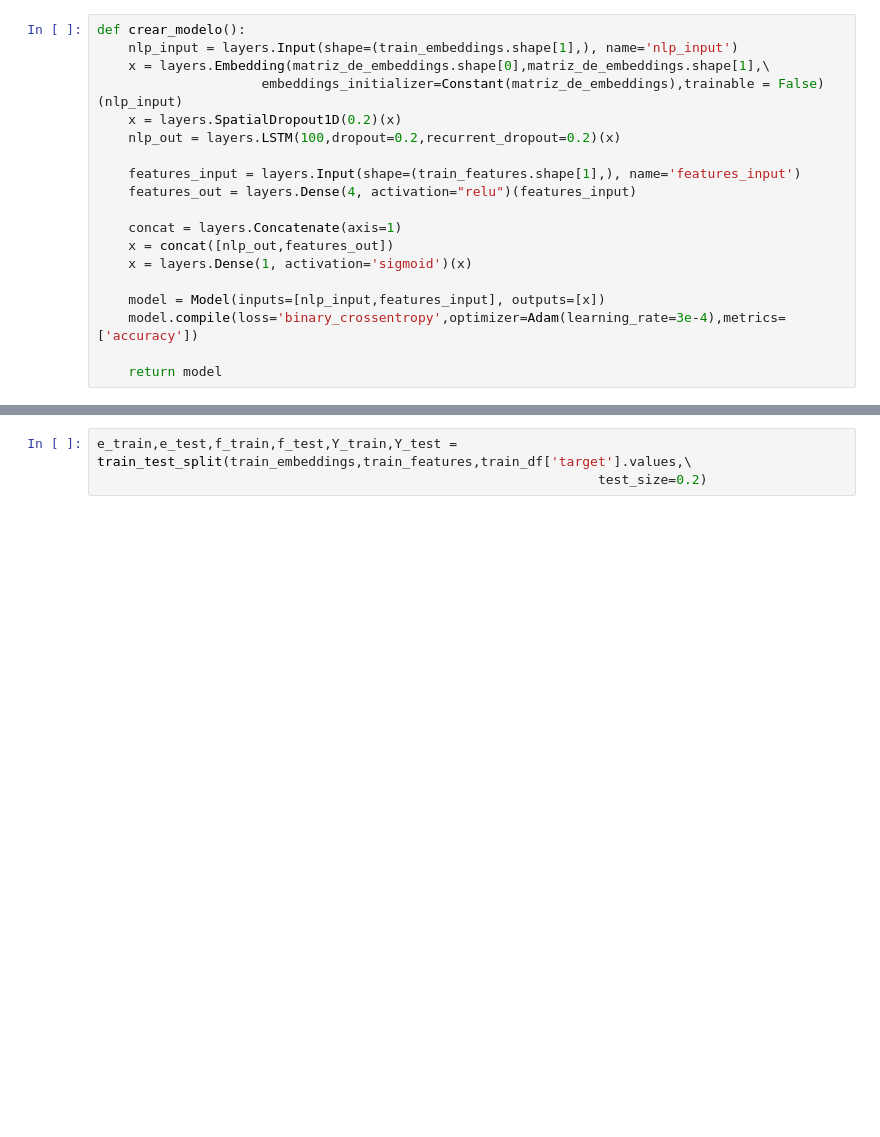
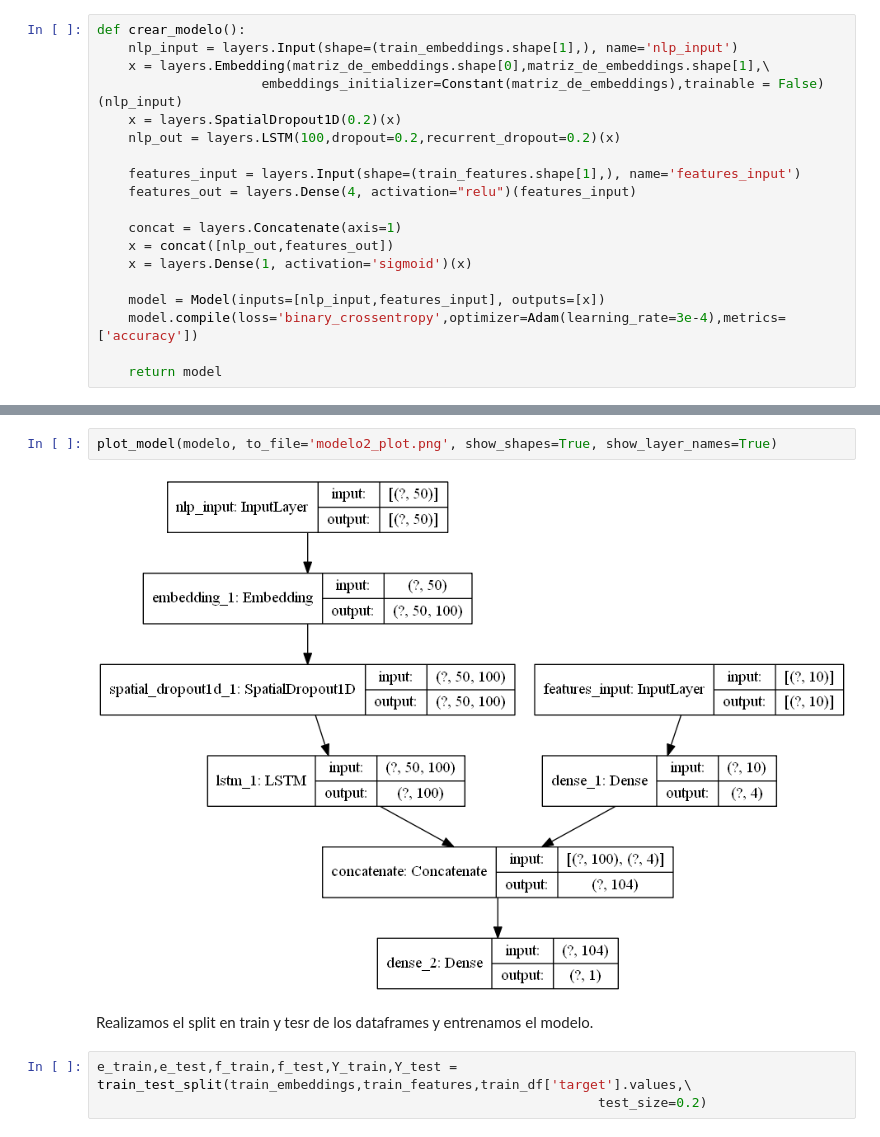
Before and after one commit to alepenaa94/TP2-2020, a Jupyter notebook: Notebooks/Algoritmos.ipynb, the cells around one changed output, grey strips where cells are left out. Drawn from its saved outputs; the diff is of its cells as text; blank space fills up the shorter version.

```diff
--- a/Notebooks/Algoritmos.ipynb
+++ b/Notebooks/Algoritmos.ipynb
@@ -376,6 +394,12 @@ Total params: 2,107,749
 Trainable params: 80,549
 Non-trainable params: 2,027,200
 __________________________________________________________________________________________________
+# %%
+plot_model(modelo, to_file='modelo2_plot.png', show_shapes=True, show_layer_names=True)
+# %% [output]
+[figure, added]
+# %% [markdown]
+Realizamos el split en train y tesr de los dataframes y entrenamos el modelo.
 # %%
 e_train,e_test,f_train,f_test,Y_train,Y_test = train_test_split(train_embeddings,train_features,train_df['target'].values,\
                                                                 test_size=0.2)
```
Also changed, not shown: parts of 38 cells of this notebook, 26 other files.
